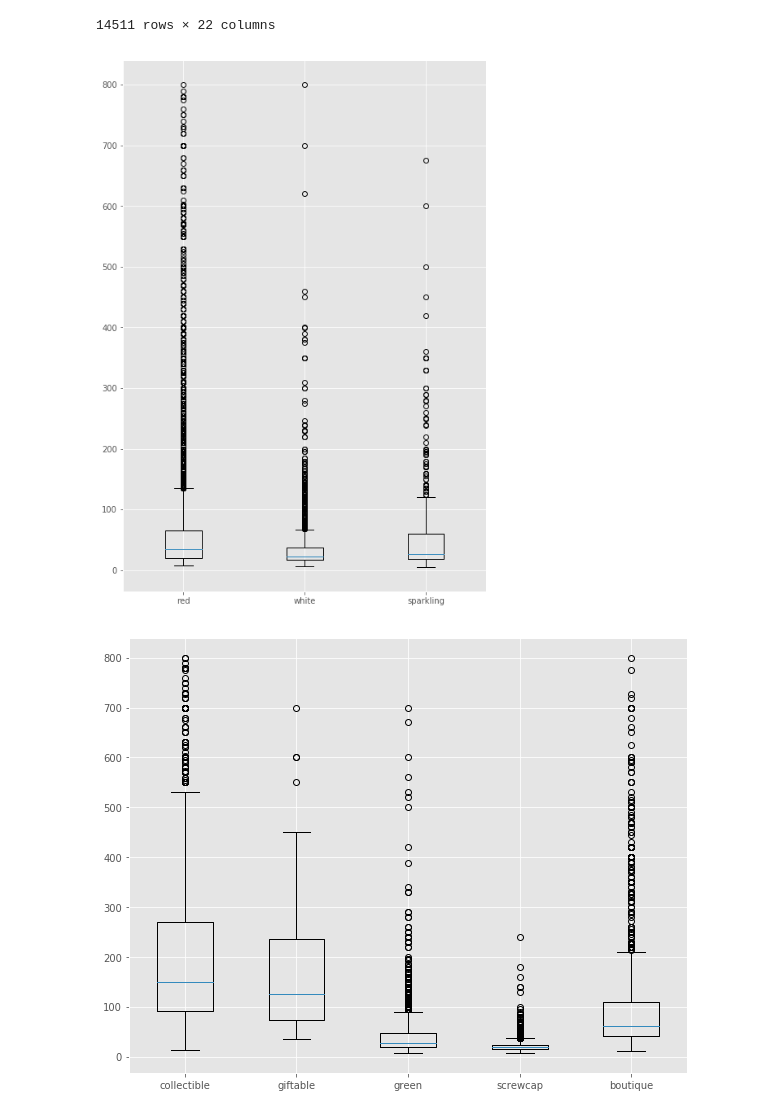
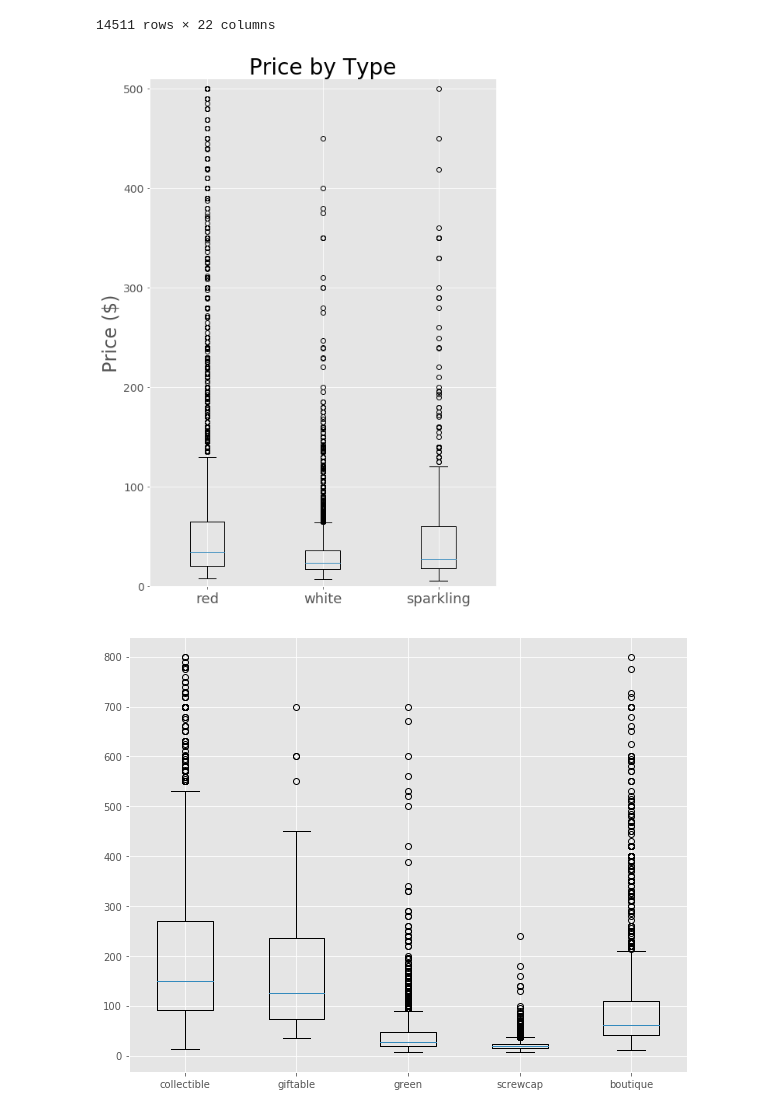
Before and after one commit to alyserecord/wine, a Jupyter notebook: src/playground.ipynb, the cells around one changed output. Cells and saved outputs as stored; diff of their text form; code cells hidden in the pictures.

Commit message:
fixing label on pca plot

```diff
--- a/src/playground.ipynb
+++ b/src/playground.ipynb
@@ -465,13 +465,19 @@ df
 # %%
 fig, ax = plt.subplots(figsize=(8,12))
 df_red = df[df['red']==1]
 df_white = df[df['white']==1]
 df_sparkling = df[df['sparking']==1]
 plt.boxplot(x = [df_red['price'],df_white['price'],df_sparkling['price']])
-plt.xticks([1, 2, 3], ['red','white','sparkling'])
+plt.xticks([1, 2, 3], ['red','white','sparkling'],fontsize = 18)
+plt.yticks(fontsize = 14)
+plt.ylabel('Price ($)',fontsize=24)
+plt.title('Price by Type',fontsize = 28)
+plt.ylim(0,510)
+plt.savefig('../figures/price_by_type.jpg')
 plt.show()
+plt.show()
 # %% [output]
-[figure, old version]
+[figure, new version]
 # %%
 fig, ax = plt.subplots(figsize=(10,8))
 df_collectible = df[df['collectible']==1]
```
Also changed, not shown: 4 other files.
